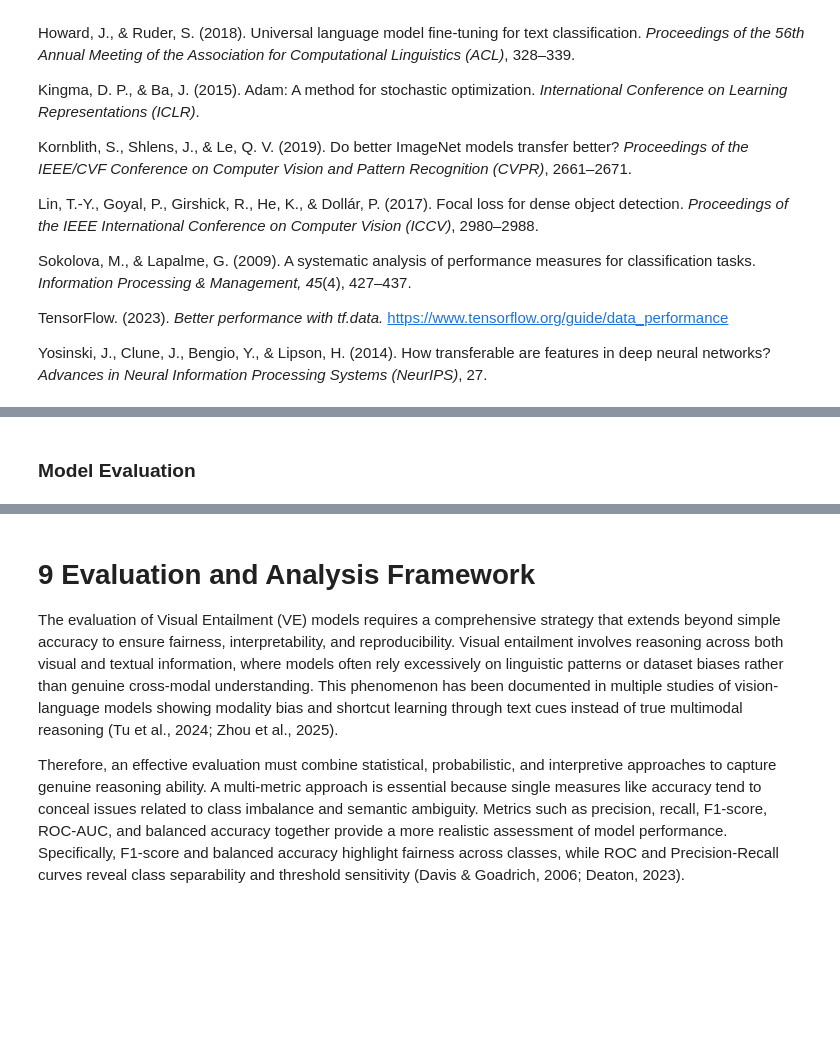
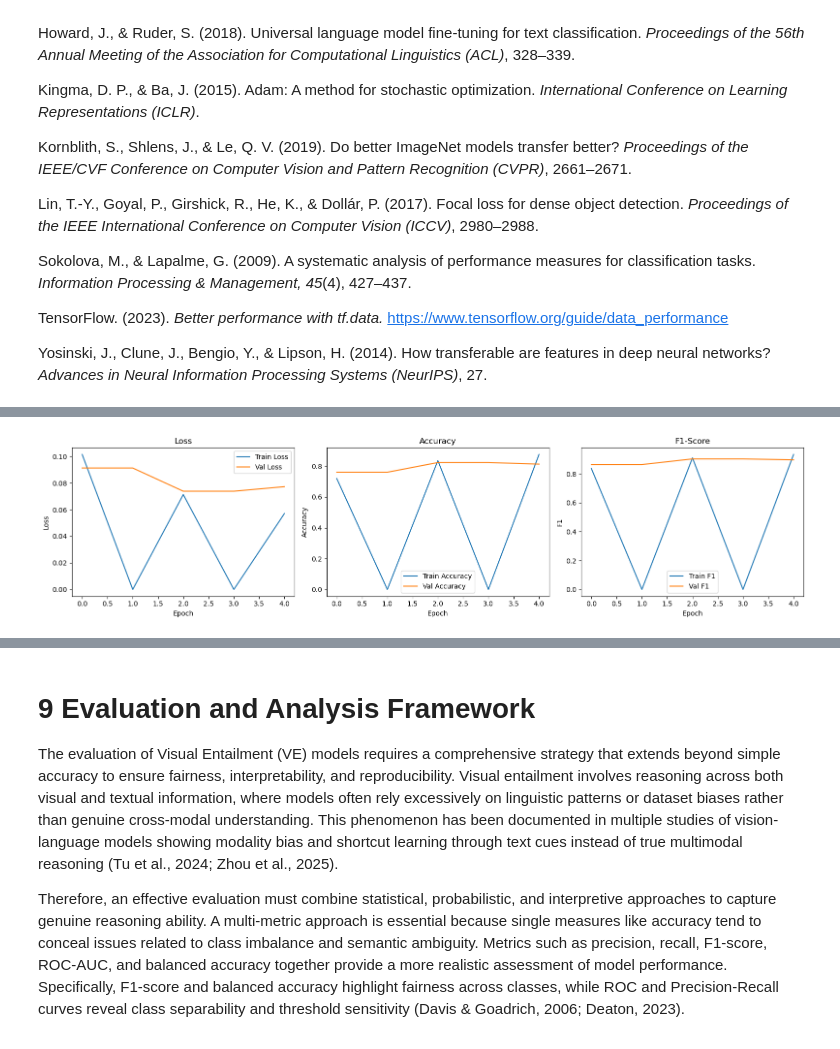
Before and after one commit to nhat117/DL_A2, a Jupyter notebook: A2-Clip-Copy1.ipynb, the cells around one changed output, grey strips where cells are left out. Cells and saved outputs as stored; diff of their text form; code cells hidden in the pictures; blank space fills up the shorter version.

```diff
--- a/A2-Clip-Copy1.ipynb
+++ b/A2-Clip-Copy1.ipynb
@@ -1994,31 +2030,49 @@ print("Model saved to ./models/clip_entailment_final.keras")
-# %% [markdown]
-### Model Evaluation
 # %%
 # Plot training history
 def plot_training_history(history):
-    """Plot training and validation metrics."""
-    fig, axes = plt.subplots(1, 2, figsize=(12, 4))
+    """Plot training/validation loss, accuracy, and F1-score if available."""
+    metrics = history.history.keys()
+    fig, axes = plt.subplots(1, 3, figsize=(16, 4))
 
-    # Loss
-    axes[0].plot(history.history['loss'], label='Train Loss')
-    axes[0].plot(history.history['val_loss'], label='Val Loss')
+    # --- Loss ---
+    axes[0].plot(history.history.get('loss', []), label='Train Loss')
+    axes[0].plot(history.history.get('val_loss', []), label='Val Loss')
     axes[0].set_title('Loss')
     axes[0].set_xlabel('Epoch')
     axes[0].set_ylabel('Loss')
     axes[0].legend()
 
-    # Accuracy
-    axes[1].plot(history.history['acc'], label='Train Accuracy')
-    axes[1].plot(history.history['val_acc'], label='Val Accuracy')
+    # --- Accuracy ---
+    acc_keys = [k for k in ['accuracy', 'acc'] if k in metrics]
+    val_acc_keys = [k for k in ['val_accuracy', 'val_acc'] if k in metrics]
+    if acc_keys:
+        axes[1].plot(history.history[acc_keys[0]], label='Train Accuracy')
+    if val_acc_keys:
+        axes[1].plot(history.history[val_acc_keys[0]], label='Val Accuracy')
     axes[1].set_title('Accuracy')
     axes[1].set_xlabel('Epoch')
     axes[1].set_ylabel('Accuracy')
     axes[1].legend()
 
+    # --- F1-score (if available) ---
+    f1_keys = [k for k in ['f1', 'F1', 'f1_score'] if k in metrics]
+    val_f1_keys = [k for k in ['val_f1', 'val_F1', 'val_f1_score'] if k in metrics]
+    if f1_keys or val_f1_keys:
+        axes[2].plot(history.history.get(f1_keys[0], []), label='Train F1')
+        axes[2].plot(history.history.get(val_f1_keys[0], []), label='Val F1')
+        axes[2].set_title('F1-Score')
+        axes[2].set_xlabel('Epoch')
+        axes[2].set_ylabel('F1')
+        axes[2].legend()
+    else:
+        axes[2].set_visible(False)  # hide if not logged
+
     plt.tight_layout()
     plt.show()
 
 plot_training_history(history)
+# %% [output]
+[figure, added]
 # %%
 import numpy as np
 import pandas as pd
```
Also changed, not shown: parts of 43 cells of this notebook.
